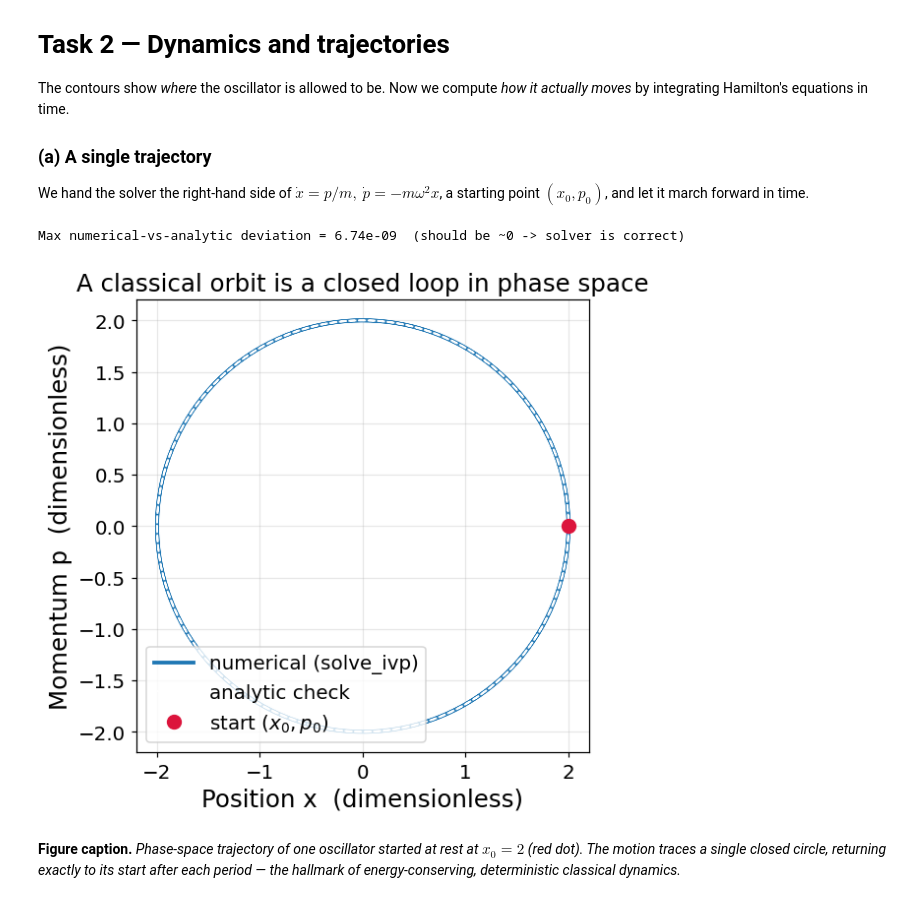
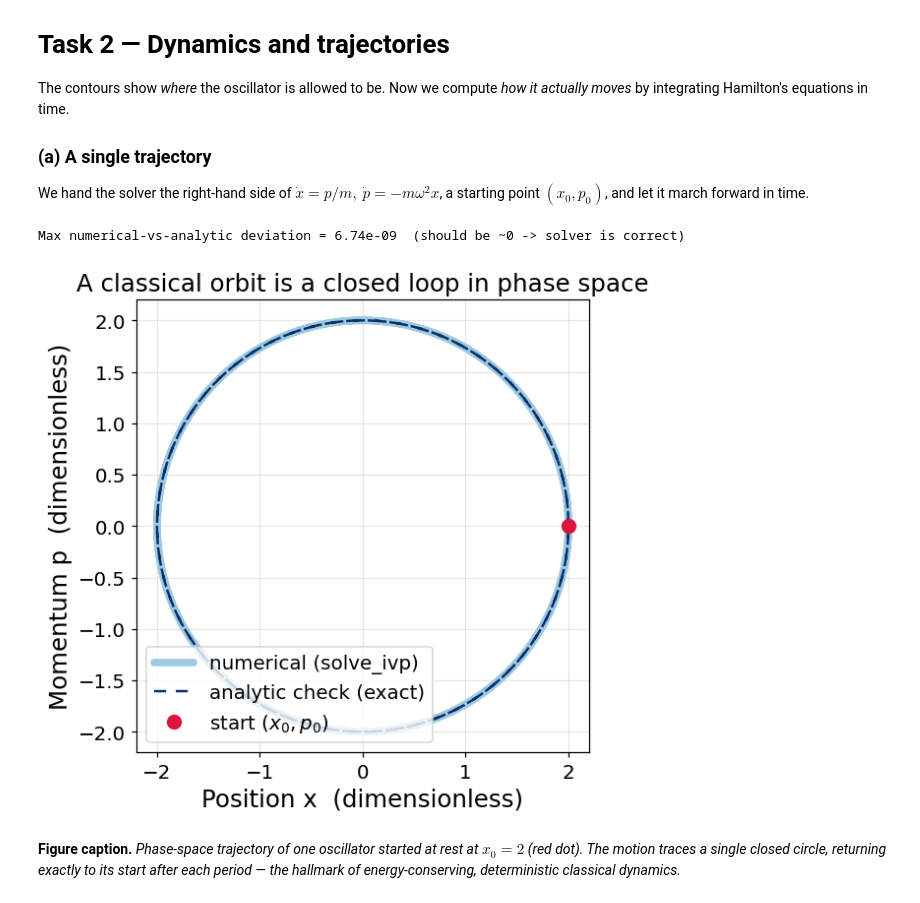
Before and after one commit to msandoval1807/quantum-research, a Jupyter notebook: Assignment 1/component1_classical.ipynb, the cells around one changed output. Drawn from its saved outputs; the diff is of its cells as text; code cells hidden in the pictures.

```diff
--- a/Assignment 1/component1_classical.ipynb
+++ b/Assignment 1/component1_classical.ipynb
@@ -126,36 +126,43 @@ def hamilton_rhs(t, state, m=m, omega=omega):
     dxdt = p / m
     dpdt = -m * omega**2 * x
     return [dxdt, dpdt]
 
 # One full period of the oscillator is T = 2*pi/omega.
 T = 2 * np.pi / omega
 t_span = (0.0, 2 * T)                       # simulate two periods
 t_eval = np.linspace(*t_span, 600)          # times at which to store the state
 
 x0, p0 = 2.0, 0.0                           # initial condition: released from x=2, at rest
 sol = solve_ivp(hamilton_rhs, t_span, [x0, p0],
                 t_eval=t_eval, method="RK45", rtol=1e-9, atol=1e-9)
 
 # Analytic solution (our answer key): x(t)=x0 cos(wt)+(p0/(m w)) sin(wt).
 x_exact = x0*np.cos(omega*sol.t) + (p0/(m*omega))*np.sin(omega*sol.t)
 p_exact = -m*omega*x0*np.sin(omega*sol.t) + p0*np.cos(omega*sol.t)
 max_dev = np.max(np.hypot(sol.y[0]-x_exact, sol.y[1]-p_exact))
 print(f"Max numerical-vs-analytic deviation = {max_dev:.2e}  (should be ~0 -> solver is correct)")
 
 fig, ax = plt.subplots(figsize=(5.6, 5.4))
-ax.plot(sol.y[0], sol.y[1], color="#1f77b4", lw=2.5, label="numerical (solve_ivp)")
-ax.plot(x_exact, p_exact, "--", color="white", lw=1.2, label="analytic check")
+# The two curves agree to ~7e-9, so they sit exactly on top of each other. To show BOTH,
+# the numerical result is a thick pale band and the exact solution is a thin dark dashed
+# line drawn over it: the dashes then read clearly, and both keys are visible in the legend.
+# (An earlier version drew the exact curve in white -- visible on the blue, invisible in
+# the legend; then in dark grey -- visible in the legend, indistinguishable on the curve.)
+ax.plot(sol.y[0], sol.y[1], color="#9ecae1", lw=5.0, solid_capstyle="round",
+        label="numerical (solve_ivp)")
+ax.plot(x_exact, p_exact, color="#08306b", lw=1.6, dashes=(5, 4),
+        label="analytic check (exact)")
 ax.plot(x0, p0, "o", color="crimson", ms=9, label="start $(x_0,p_0)$")
 ax.set_xlabel("Position x  (dimensionless)")
 ax.set_ylabel("Momentum p  (dimensionless)")
 ax.set_title("A classical orbit is a closed loop in phase space")
 ax.set_aspect("equal"); ax.grid(alpha=0.3); ax.legend(loc="lower left")
 plt.tight_layout()
 plt.savefig("fig_c1_single_trajectory.png", dpi=150, bbox_inches="tight")
 plt.show()
 # %% [output]
 Max numerical-vs-analytic deviation = 6.74e-09  (should be ~0 -> solver is correct)
-[figure, old version]
+[figure, new version]
 # %% [markdown]
 **Figure caption.** *Phase-space trajectory of one oscillator started at rest at $x_0=2$ (red dot). The motion traces a single closed circle, returning exactly to its start after each period — the hallmark of energy-conserving, deterministic classical dynamics.*
 # %% [markdown]
```
Also changed, not shown: parts of 8 cells of this notebook, 32 other files.
